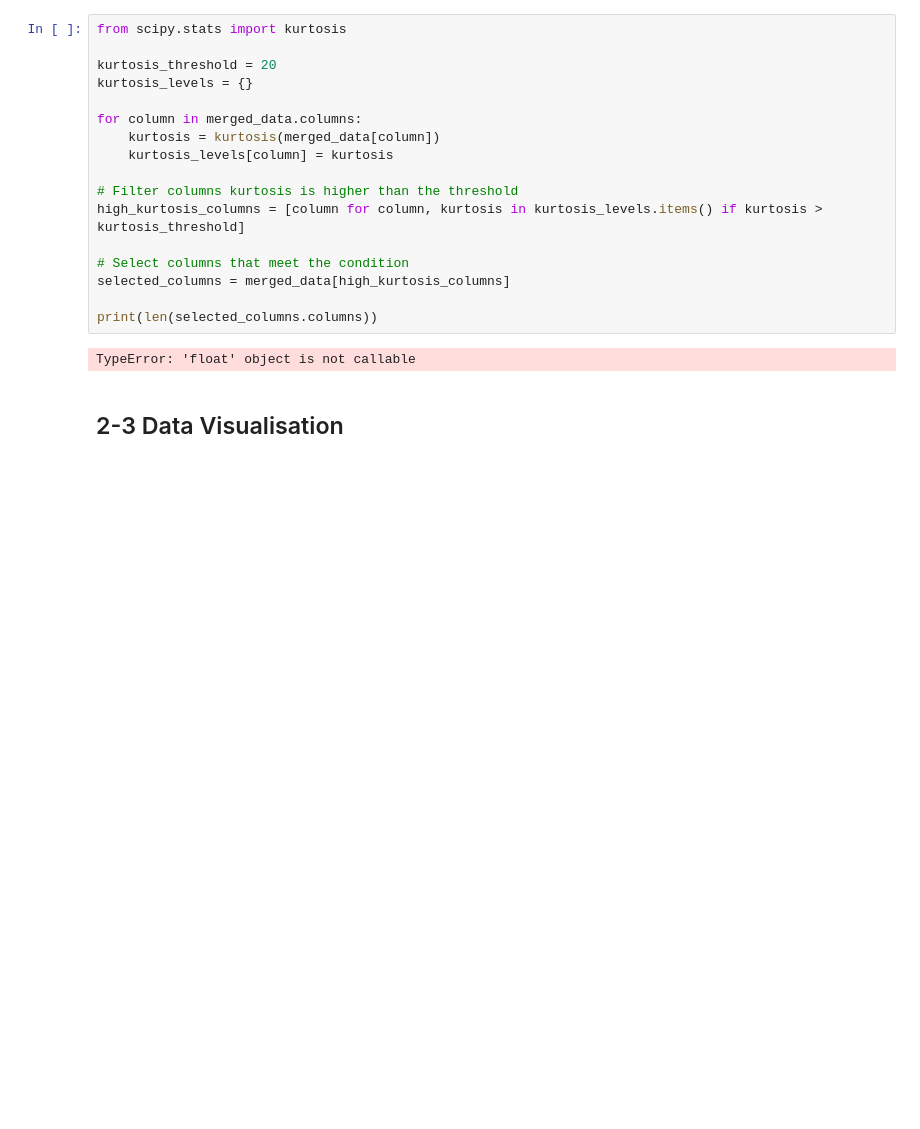
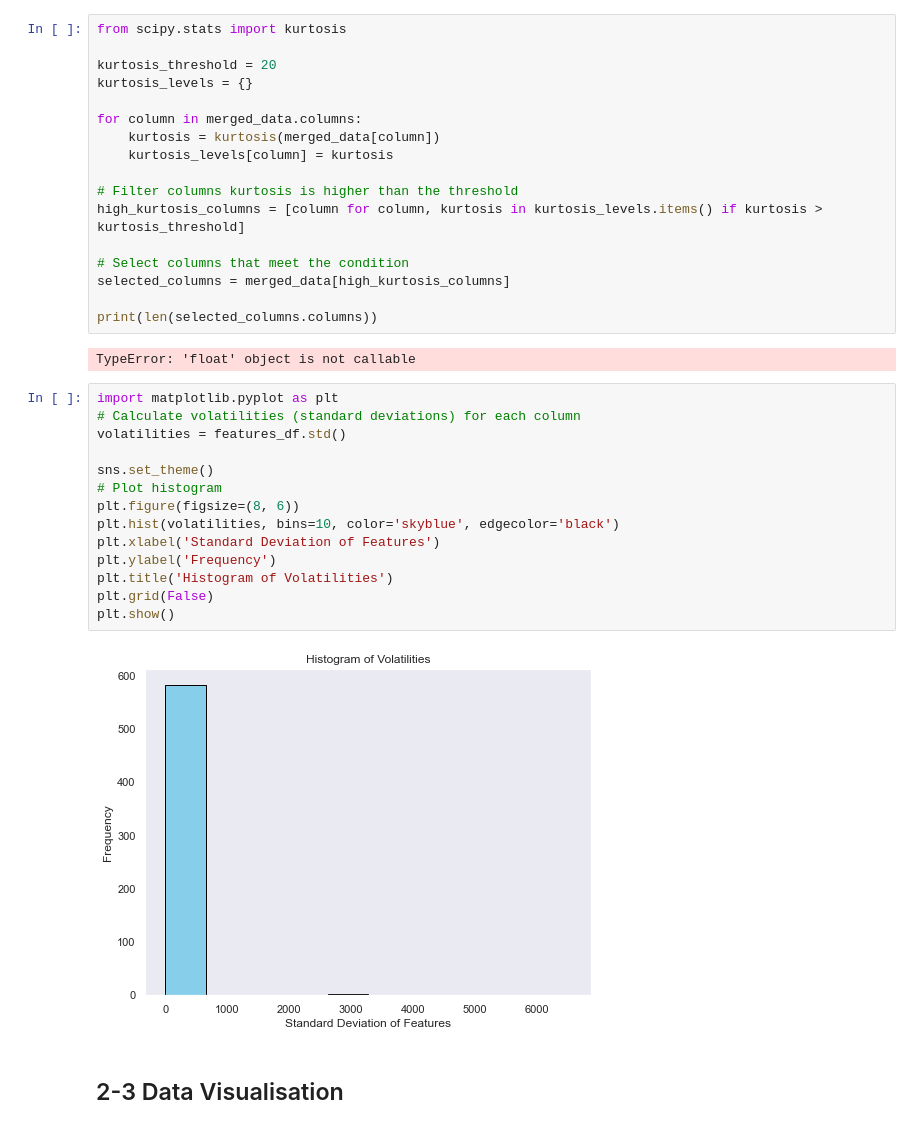
Before and after one commit to HayateSato/SECOM_Project, a Jupyter notebook: secom_file_hayate.ipynb, the cells around one changed output. Drawn from its saved outputs; the diff is of its cells as text; blank space fills up the shorter version.

```diff
--- a/secom_file_hayate.ipynb
+++ b/secom_file_hayate.ipynb
@@ -241,6 +241,22 @@ selected_columns = merged_data[high_kurtosis_columns]
 print(len(selected_columns.columns))
 # %% [output]
 TypeError: 'float' object is not callable
+# %%
+import matplotlib.pyplot as plt
+# Calculate volatilities (standard deviations) for each column
+volatilities = features_df.std()
+
+sns.set_theme()
+# Plot histogram
+plt.figure(figsize=(8, 6))
+plt.hist(volatilities, bins=10, color='skyblue', edgecolor='black')
+plt.xlabel('Standard Deviation of Features')
+plt.ylabel('Frequency')
+plt.title('Histogram of Volatilities')
+plt.grid(False)
+plt.show()
+# %% [output]
+[figure, added]
 # %% [markdown]
 ## 2-3 Data Visualisation
 # %%
```
